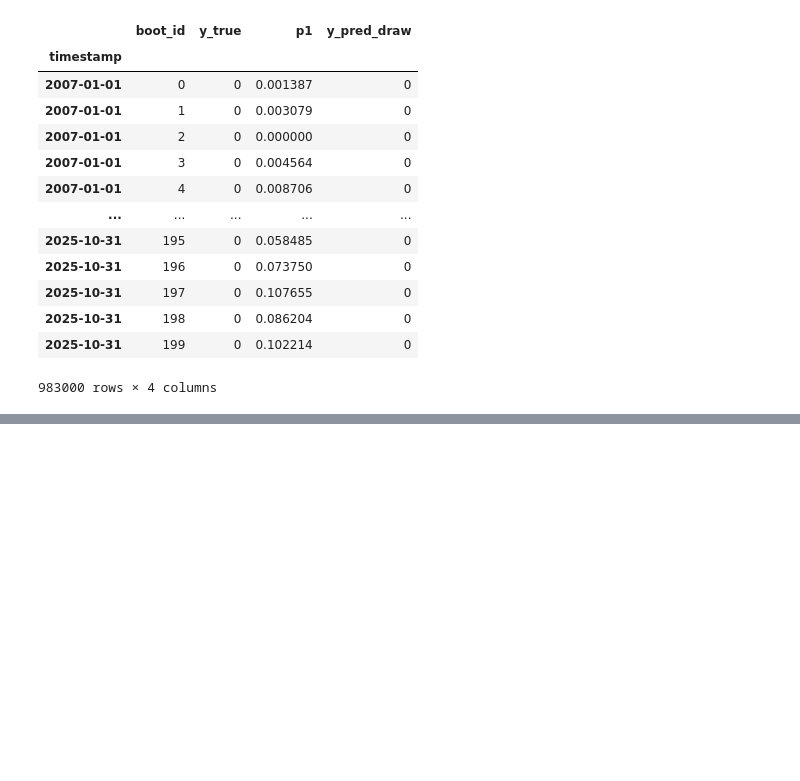
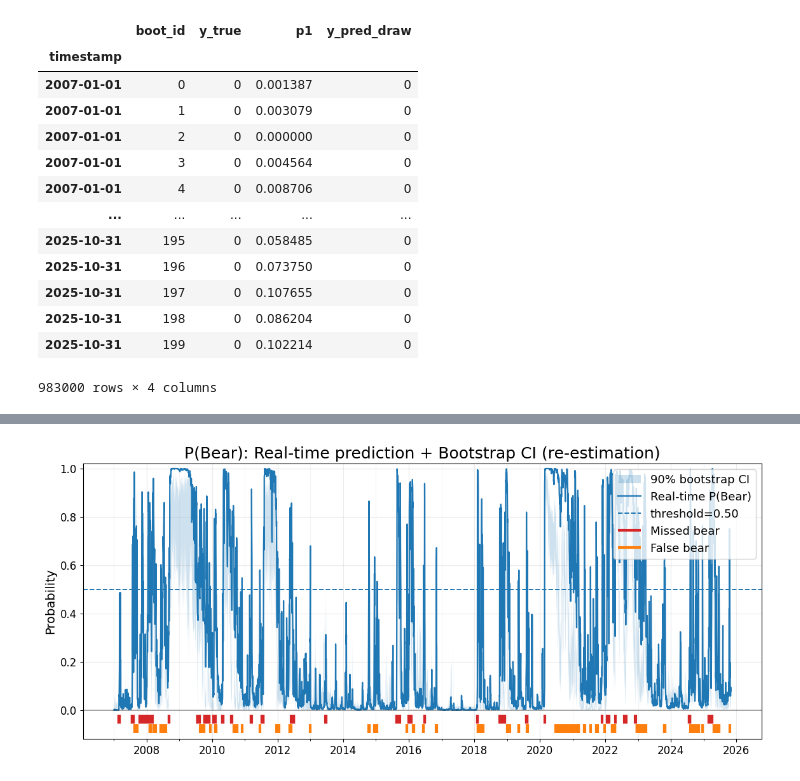
Before and after one commit to KiliTili/Masterarbeit, a Jupyter notebook: Notebooks/Benchmark/modelling_classification_msci_new.ipynb, the cells around one changed output, grey strips where cells are left out. Saved outputs shown, nothing was run; the diff lists cells and outputs as text; code cells hidden in the pictures; blank space fills up the shorter version.

```diff
--- a/Notebooks/Benchmark/modelling_classification_msci_new.ipynb
+++ b/Notebooks/Benchmark/modelling_classification_msci_new.ipynb
@@ -425,0 +305,15 @@ df
+# %%
+
+
+plot_prob_with_boot_ci_and_error_rugs_a4(
+    pred_df,
+    pred_draws_df,
+    prob_col="pred_prob",
+    p1_col_draws="p1",
+    alpha=0.10,
+    threshold=0.5,
+    bear_label=1,
+    title="P(Bear): Real-time prediction + Bootstrap CI (re-estimation)"
+)
+# %% [output]
+[figure, added]
```
Also changed, not shown: parts of 19 cells of this notebook, 2 other files.
